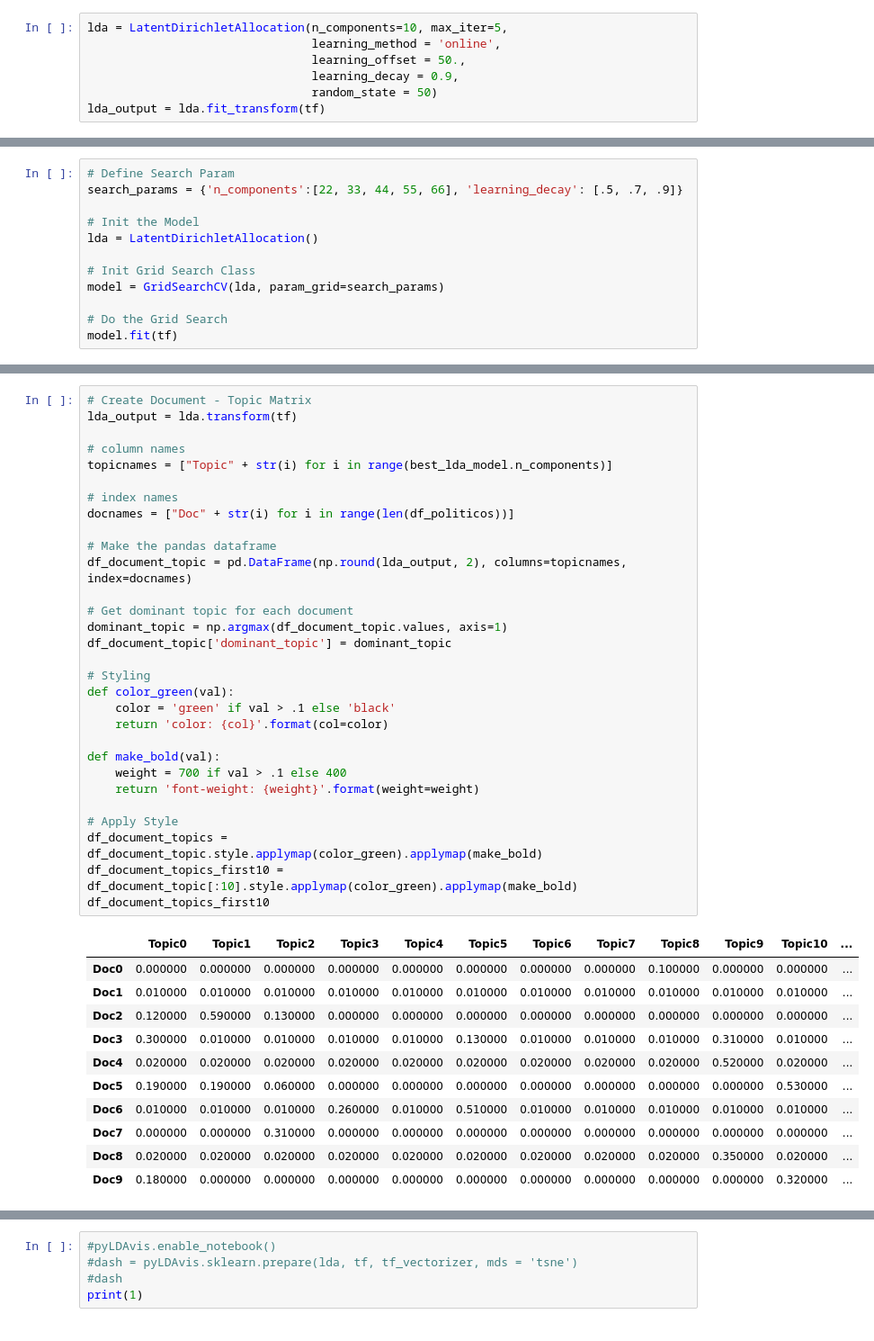
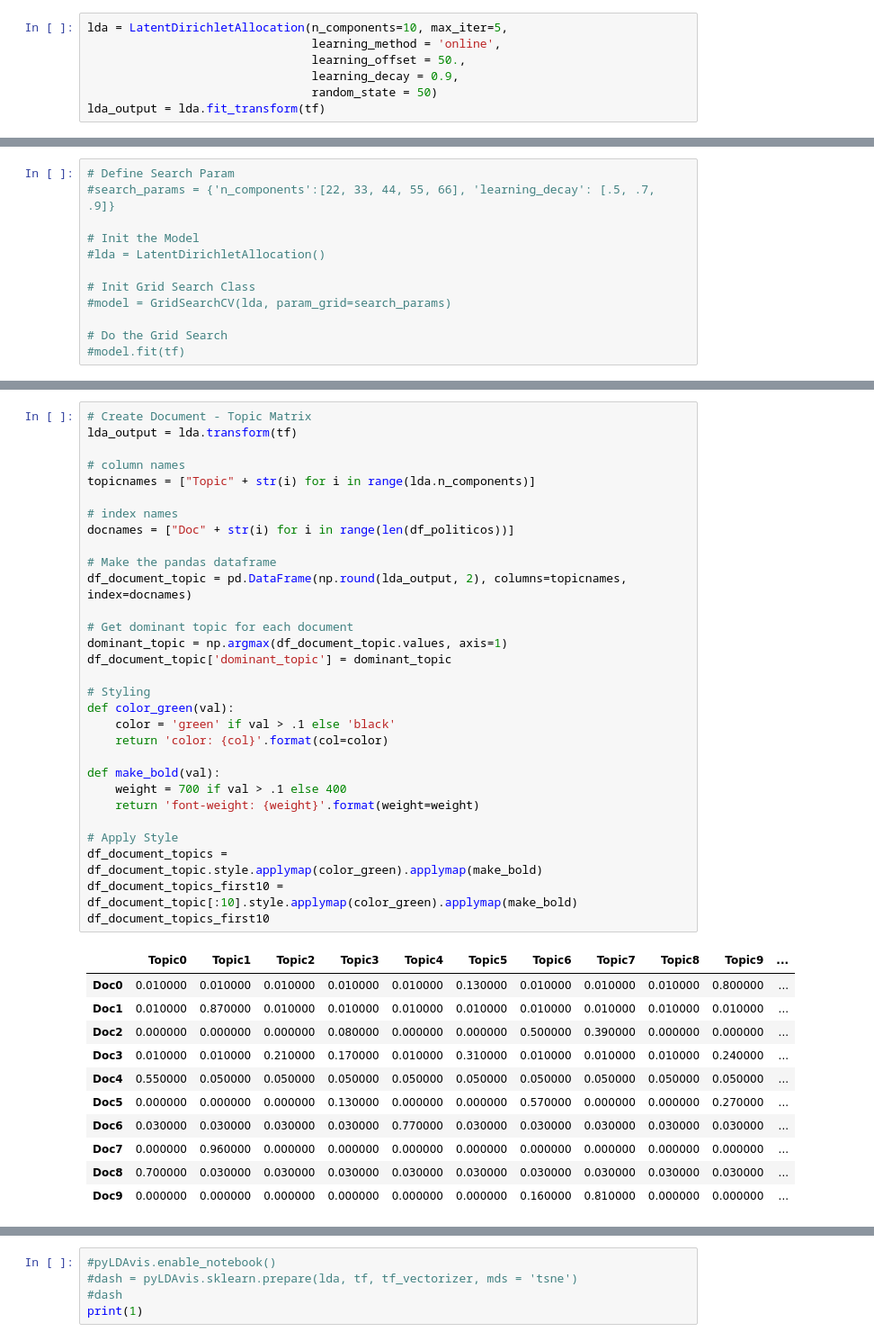
Before and after one commit to hgf777-br/trabalho-final, a Jupyter notebook: trabalho_final-Roberto.ipynb, the cells around one changed output, grey strips where cells are left out. Shown at 90% size. Drawn from its saved outputs; the diff is of its cells as text.

```diff
--- a/trabalho_final-Roberto.ipynb
+++ b/trabalho_final-Roberto.ipynb
@@ -155,13 +155,13 @@ Parâmetros:
 {'batch_size': 128, 'doc_topic_prior': None, 'evaluate_every': -1, 'learning_decay': 0.9, 'learning_method': 'online', 'learning_offset': 50.0, 'max_doc_update_iter': 100, 'max_iter': 5, 'mean_change_ ...
 # %%
 # Define Search Param
-search_params = {'n_components':[22, 33, 44, 55, 66], 'learning_decay': [.5, .7, .9]}
+#search_params = {'n_components':[22, 33, 44, 55, 66], 'learning_decay': [.5, .7, .9]}
 
 # Init the Model
-lda = LatentDirichletAllocation()
+#lda = LatentDirichletAllocation()
 
 # Init Grid Search Class
-model = GridSearchCV(lda, param_grid=search_params)
+#model = GridSearchCV(lda, param_grid=search_params)
 
 # Do the Grid Search
-model.fit(tf)
+#model.fit(tf)
@@ -206,45 +196,45 @@ plt.show()
 # %%
 # Create Document - Topic Matrix
 lda_output = lda.transform(tf)
 
 # column names
-topicnames = ["Topic" + str(i) for i in range(best_lda_model.n_components)]
+topicnames = ["Topic" + str(i) for i in range(lda.n_components)]
 
 # index names
 docnames = ["Doc" + str(i) for i in range(len(df_politicos))]
 
 # Make the pandas dataframe
 df_document_topic = pd.DataFrame(np.round(lda_output, 2), columns=topicnames, index=docnames)
 
 # Get dominant topic for each document
 dominant_topic = np.argmax(df_document_topic.values, axis=1)
 df_document_topic['dominant_topic'] = dominant_topic
 
 # Styling
 def color_green(val):
     color = 'green' if val > .1 else 'black'
     return 'color: {col}'.format(col=color)
 
 def make_bold(val):
     weight = 700 if val > .1 else 400
     return 'font-weight: {weight}'.format(weight=weight)
 
 # Apply Style
 df_document_topics = df_document_topic.style.applymap(color_green).applymap(make_bold)
 df_document_topics_first10 = df_document_topic[:10].style.applymap(color_green).applymap(make_bold)
 df_document_topics_first10
 # %% [output]
-|  | Topic0 | Topic1 | Topic2 | Topic3 | Topic4 | Topic5 | Topic6 | Topic7 | Topic8 | Topic9 | Topic10 | ... |
-| Doc0 | 0.000000 | 0.000000 | 0.000000 | 0.000000 | 0.000000 | 0.000000 | 0.000000 | 0.000000 | 0.100000 | 0.000000 | 0.000000 | ... |
-| Doc1 | 0.010000 | 0.010000 | 0.010000 | 0.010000 | 0.010000 | 0.010000 | 0.010000 | 0.010000 | 0.010000 | 0.010000 | 0.010000 | ... |
-| Doc2 | 0.120000 | 0.590000 | 0.130000 | 0.000000 | 0.000000 | 0.000000 | 0.000000 | 0.000000 | 0.000000 | 0.000000 | 0.000000 | ... |
-| Doc3 | 0.300000 | 0.010000 | 0.010000 | 0.010000 | 0.010000 | 0.130000 | 0.010000 | 0.010000 | 0.010000 | 0.310000 | 0.010000 | ... |
-| Doc4 | 0.020000 | 0.020000 | 0.020000 | 0.020000 | 0.020000 | 0.020000 | 0.020000 | 0.020000 | 0.020000 | 0.520000 | 0.020000 | ... |
-| Doc5 | 0.190000 | 0.190000 | 0.060000 | 0.000000 | 0.000000 | 0.000000 | 0.000000 | 0.000000 | 0.000000 | 0.000000 | 0.530000 | ... |
-| Doc6 | 0.010000 | 0.010000 | 0.010000 | 0.260000 | 0.010000 | 0.510000 | 0.010000 | 0.010000 | 0.010000 | 0.010000 | 0.010000 | ... |
-| Doc7 | 0.000000 | 0.000000 | 0.310000 | 0.000000 | 0.000000 | 0.000000 | 0.000000 | 0.000000 | 0.000000 | 0.000000 | 0.000000 | ... |
-| Doc8 | 0.020000 | 0.020000 | 0.020000 | 0.020000 | 0.020000 | 0.020000 | 0.020000 | 0.020000 | 0.020000 | 0.350000 | 0.020000 | ... |
-| Doc9 | 0.180000 | 0.000000 | 0.000000 | 0.000000 | 0.000000 | 0.000000 | 0.000000 | 0.000000 | 0.000000 | 0.000000 | 0.320000 | ... |
+|  | Topic0 | Topic1 | Topic2 | Topic3 | Topic4 | Topic5 | Topic6 | Topic7 | Topic8 | Topic9 | ... |
+| Doc0 | 0.010000 | 0.010000 | 0.010000 | 0.010000 | 0.010000 | 0.130000 | 0.010000 | 0.010000 | 0.010000 | 0.800000 | ... |
+| Doc1 | 0.010000 | 0.870000 | 0.010000 | 0.010000 | 0.010000 | 0.010000 | 0.010000 | 0.010000 | 0.010000 | 0.010000 | ... |
+| Doc2 | 0.000000 | 0.000000 | 0.000000 | 0.080000 | 0.000000 | 0.000000 | 0.500000 | 0.390000 | 0.000000 | 0.000000 | ... |
+| Doc3 | 0.010000 | 0.010000 | 0.210000 | 0.170000 | 0.010000 | 0.310000 | 0.010000 | 0.010000 | 0.010000 | 0.240000 | ... |
+| Doc4 | 0.550000 | 0.050000 | 0.050000 | 0.050000 | 0.050000 | 0.050000 | 0.050000 | 0.050000 | 0.050000 | 0.050000 | ... |
+| Doc5 | 0.000000 | 0.000000 | 0.000000 | 0.130000 | 0.000000 | 0.000000 | 0.570000 | 0.000000 | 0.000000 | 0.270000 | ... |
+| Doc6 | 0.030000 | 0.030000 | 0.030000 | 0.030000 | 0.770000 | 0.030000 | 0.030000 | 0.030000 | 0.030000 | 0.030000 | ... |
+| Doc7 | 0.000000 | 0.960000 | 0.000000 | 0.000000 | 0.000000 | 0.000000 | 0.000000 | 0.000000 | 0.000000 | 0.000000 | ... |
+| Doc8 | 0.700000 | 0.030000 | 0.030000 | 0.030000 | 0.030000 | 0.030000 | 0.030000 | 0.030000 | 0.030000 | 0.030000 | ... |
+| Doc9 | 0.000000 | 0.000000 | 0.000000 | 0.000000 | 0.000000 | 0.000000 | 0.160000 | 0.810000 | 0.000000 | 0.000000 | ... |
 # %%
 df_topic_distribution = df_document_topic['dominant_topic'].value_counts().reset_index(name="Num Documents")
 df_topic_distribution.columns = ['Topic Num', 'Num Documents']
```
Also changed, not shown: parts of 24 cells of this notebook.
